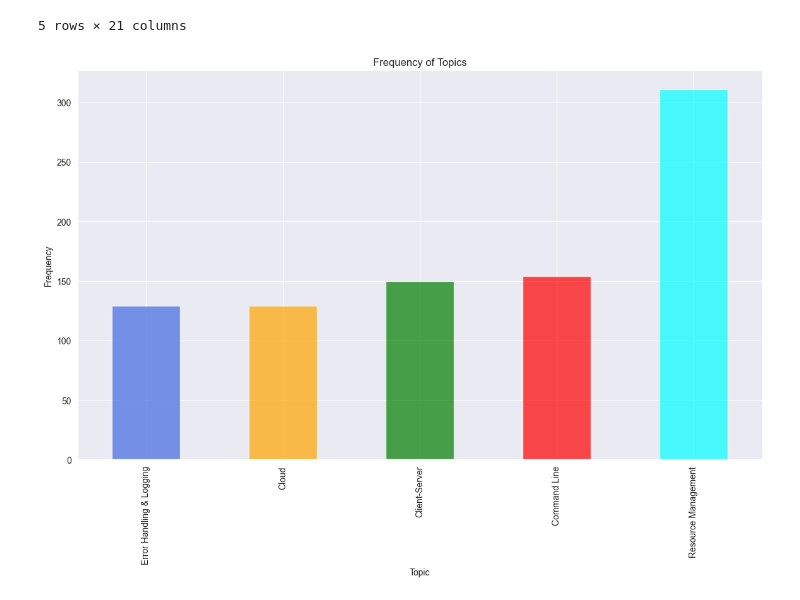
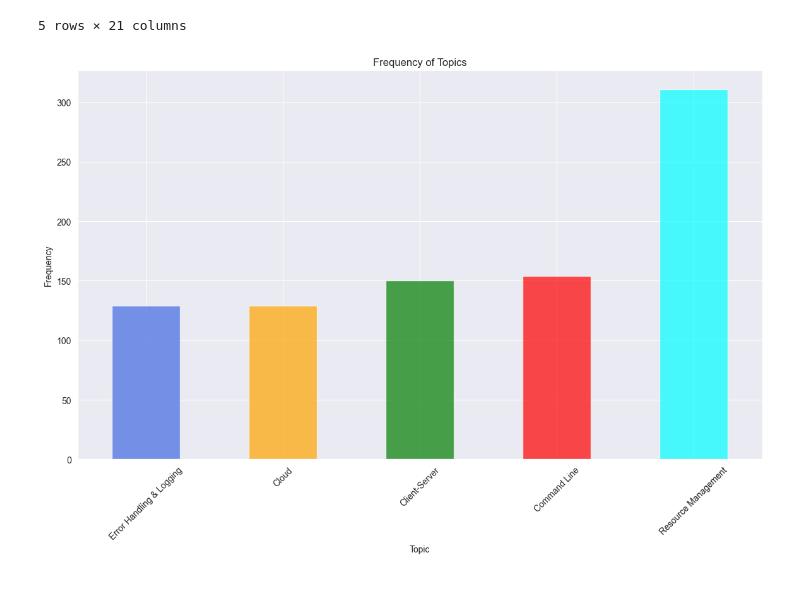
Before and after one commit to jubenitezg/Go-Clone-Thesis, a Jupyter notebook: clone-detection/analysis.ipynb, the cells around one changed output. Cells and saved outputs as stored; diff of their text form; code cells hidden in the pictures.

Commit message:
style: rotation for label

```diff
--- a/clone-detection/analysis.ipynb
+++ b/clone-detection/analysis.ipynb
@@ -254,13 +254,14 @@ tdf['max_value_topic_amount'] = tdf[topic_columns].apply(lambda row: row.max(),
 # %%
 colors = ['royalblue', 'orange', 'green', 'red', 'cyan']
 tdf_filtered = tdf[tdf['similarities'] > 1]
 count_series = tdf_filtered['max_value_topic'].map(TOPICS).value_counts()
 count_series = count_series.sort_values(ascending=True)
 plt.figure(figsize=(14, 8))
 count_series.plot(kind='bar', alpha=0.7, color=colors)
 plt.xlabel('Topic')
+plt.xticks(rotation=45)
 plt.ylabel('Frequency')
 plt.title('Frequency of Topics')
 plt.show()
 # %% [output]
-[figure, old version]
+[figure, new version]
```
